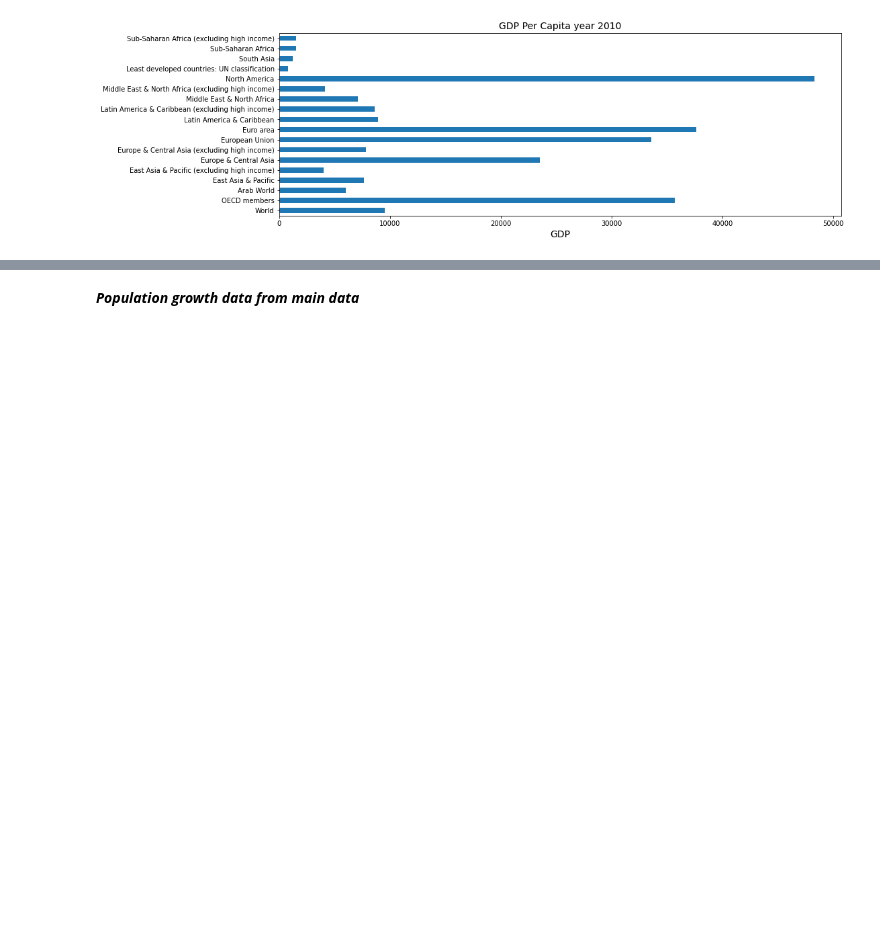
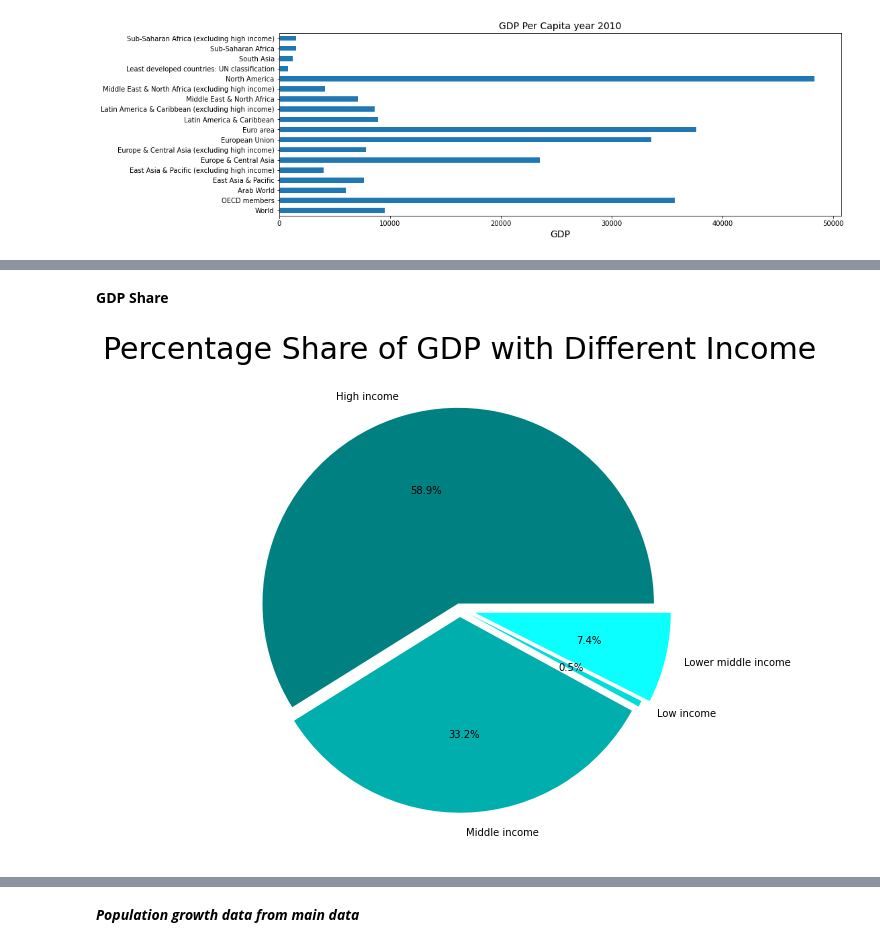
Before and after one commit to piyush02nir/World_Bank_Global_Education, a Jupyter notebook: World_Bank_Global_Education_Analysis_Self_Capstone_Project.ipynb, the cells around one changed output, grey strips where cells are left out. Saved outputs shown, nothing was run; the diff lists cells and outputs as text; code cells hidden in the pictures; blank space fills up the shorter version.

```diff
--- a/World_Bank_Global_Education_Analysis_Self_Capstone_Project.ipynb
+++ b/World_Bank_Global_Education_Analysis_Self_Capstone_Project.ipynb
@@ -156,0 +233,16 @@ plt.show()
+# %% [markdown]
+**GDP Share**
+# %%
+#Creating dataframe for the indicator code NY.GDP.MKTP.CD
+GDP_Share =Income_df[Income_df['Indicator Code']=='NY.GDP.MKTP.CD']
+GDP_Share.loc[['High income', 'Middle income', 'Low income', 'Lower middle income',],['2015']]
+name = ['High income', 'Middle income', 'Low income', 'Lower middle income',]
+quantity=[4.757751e+13,2.679605e+13,4.023901e+11,6.017050e+12]
+# %%
+#Ploting the percentage of share in pie chart
+fig = plt.figure(figsize =(12,9))
+plt.pie(quantity,labels=name,autopct='%0.1f%%', explode = [0.03,0.04,0.04,0.08],colors = ['#008080','#00AEAE', '#00DCDC','#0BFFFF'])
+plt.title('Percentage Share of GDP with Different Income', fontsize = 30)
+plt.show()
+# %% [output]
+[figure, added]
```
Also changed, not shown: parts of 49 cells of this notebook.
